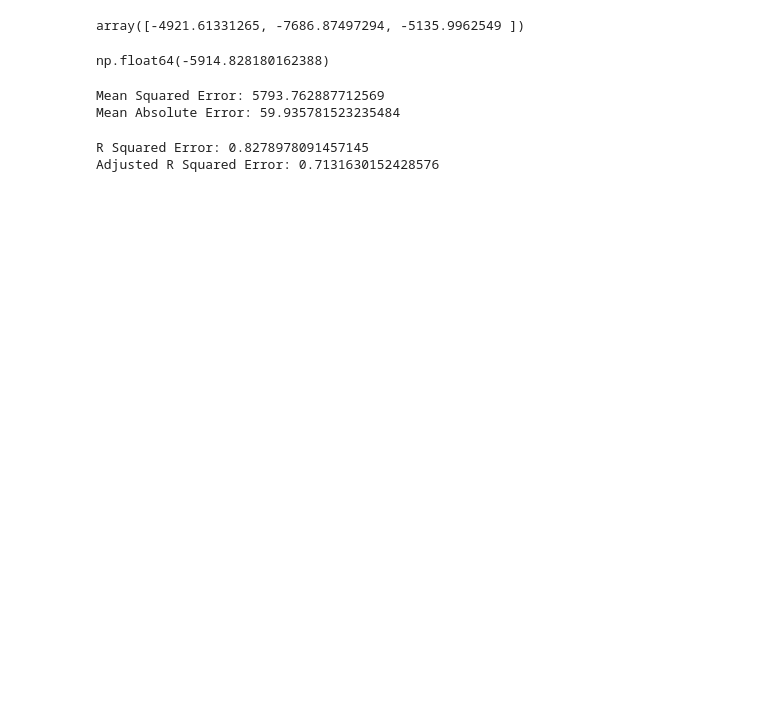
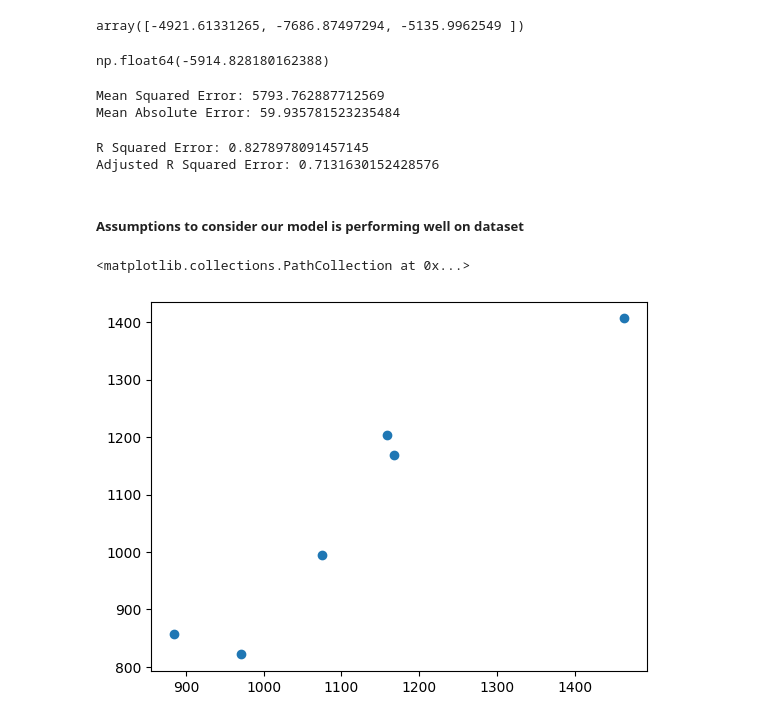
Before and after one commit to NarnindiMounica/Machine_Learning_Works, a Jupyter notebook: Regression/multiple_linear_regression.ipynb, the cells around one changed output. Drawn from its saved outputs; the diff is of its cells as text; code cells hidden in the pictures; blank space fills up the shorter version.

Commit message:
multiple linear regression using economic_index dataset

```diff
--- a/Regression/multiple_linear_regression.ipynb
+++ b/Regression/multiple_linear_regression.ipynb
@@ -138,3 +148,12 @@ print(f"R Squared Error: {score}\nAdjusted R Squared Error: {adjusted_r_score}")
 # %% [output]
 R Squared Error: 0.8278978091457145
 Adjusted R Squared Error: 0.7131630152428576
+# %% [markdown]
+##### Assumptions to consider our model is performing well on dataset
+# %%
+#scatter plot between y_test and y_pred
+
+plt.scatter(y_test, y_pred)
+# %% [output]
+<matplotlib.collections.PathCollection at 0x...>
+[figure, added]
```
Also changed, not shown: parts of 6 cells of this notebook.
